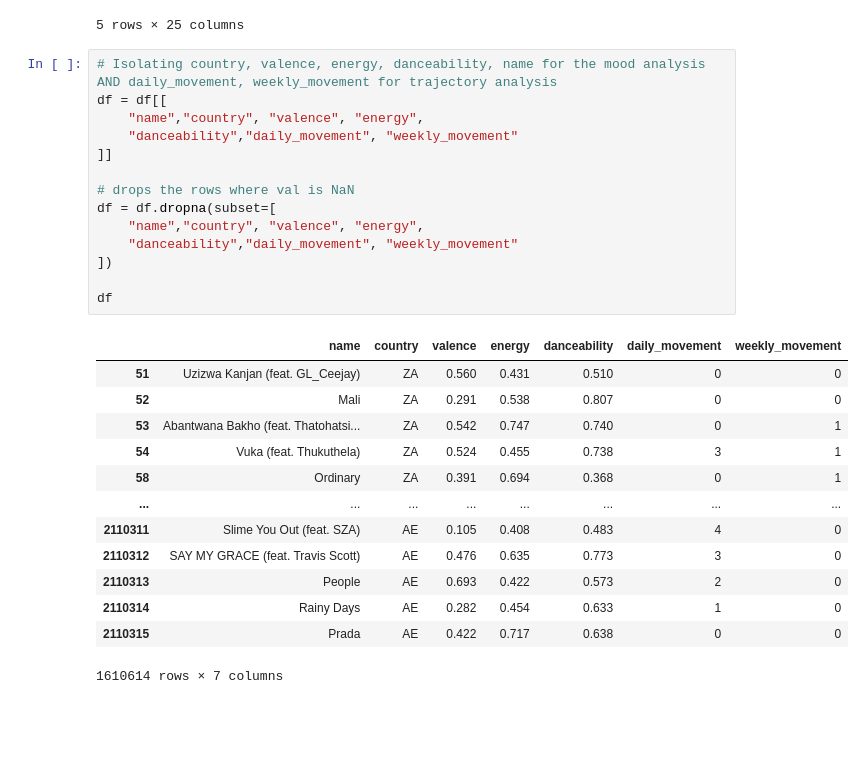
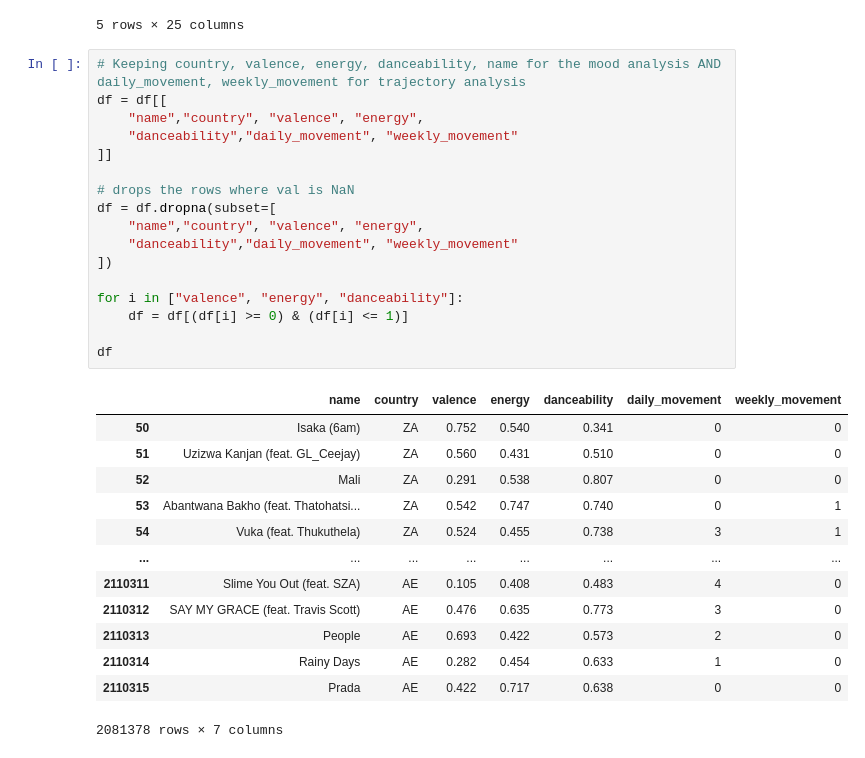
Before and after one commit to Pranjal-ganvir12/spotify-virality-project, a Jupyter notebook: notebooks/01_country_mood_map.ipynb, the cells around one changed output. Cells and saved outputs as stored; diff of their text form; blank space fills up the shorter version.

```diff
--- a/notebooks/01_country_mood_map.ipynb
+++ b/notebooks/01_country_mood_map.ipynb
@@ -23,30 +24,33 @@ df.head()
 | 4 | 6dOtVTDdiauQNBQEDOtlAB | BIRDS OF A FEATHER | Billie Eilish | 5 | 1 | 0 | NaN | 2025-06-11 | ... |
 5 rows × 25 columns
 # %%
-# Isolating country, valence, energy, danceability, name for the mood analysis AND daily_movement, weekly_movement for trajectory analysis
+# Keeping country, valence, energy, danceability, name for the mood analysis AND daily_movement, weekly_movement for trajectory analysis
 df = df[[
     "name","country", "valence", "energy",
     "danceability","daily_movement", "weekly_movement"
 ]]
 
 # drops the rows where val is NaN
 df = df.dropna(subset=[
     "name","country", "valence", "energy",
     "danceability","daily_movement", "weekly_movement"
 ])
 
+for i in ["valence", "energy", "danceability"]:
+    df = df[(df[i] >= 0) & (df[i] <= 1)]
+
 df
 # %% [output]
 |  | name | country | valence | energy | danceability | daily_movement | weekly_movement |
+| 50 | Isaka (6am) | ZA | 0.752 | 0.540 | 0.341 | 0 | 0 |
 | 51 | Uzizwa Kanjan (feat. GL_Ceejay) | ZA | 0.560 | 0.431 | 0.510 | 0 | 0 |
 | 52 | Mali | ZA | 0.291 | 0.538 | 0.807 | 0 | 0 |
 | 53 | Abantwana Bakho (feat. Thatohatsi... | ZA | 0.542 | 0.747 | 0.740 | 0 | 1 |
 | 54 | Vuka (feat. Thukuthela) | ZA | 0.524 | 0.455 | 0.738 | 3 | 1 |
-| 58 | Ordinary | ZA | 0.391 | 0.694 | 0.368 | 0 | 1 |
 | ... | ... | ... | ... | ... | ... | ... | ... |
 | 2110311 | Slime You Out (feat. SZA) | AE | 0.105 | 0.408 | 0.483 | 4 | 0 |
 | 2110312 | SAY MY GRACE (feat. Travis Scott) | AE | 0.476 | 0.635 | 0.773 | 3 | 0 |
 | 2110313 | People | AE | 0.693 | 0.422 | 0.573 | 2 | 0 |
 | 2110314 | Rainy Days | AE | 0.282 | 0.454 | 0.633 | 1 | 0 |
 | 2110315 | Prada | AE | 0.422 | 0.717 | 0.638 | 0 | 0 |
-1610614 rows × 7 columns
+2081378 rows × 7 columns
```
Also changed, not shown: parts of 4 cells of this notebook, 1 other file.
